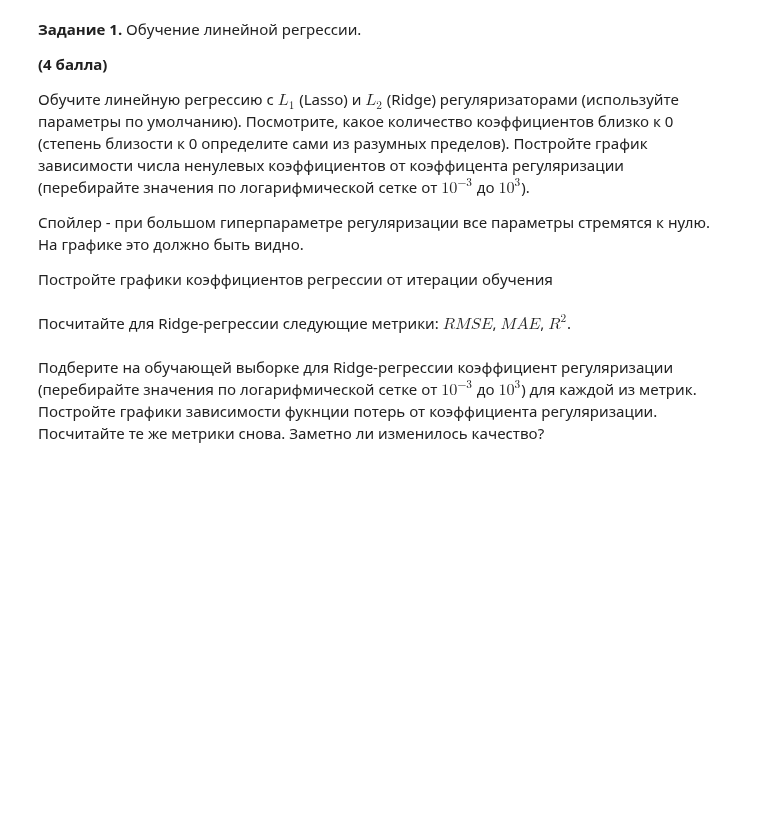
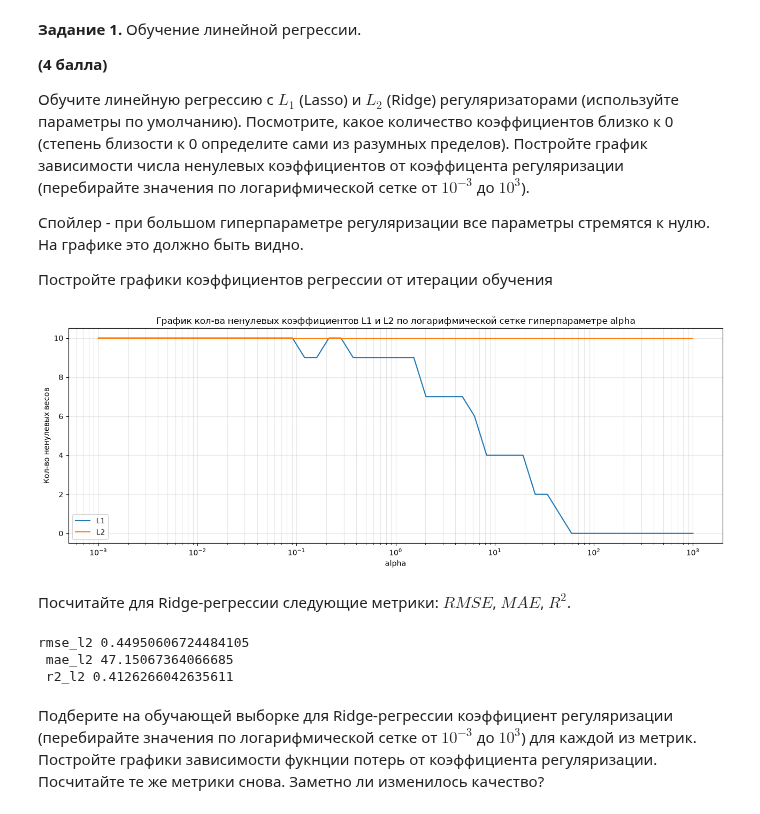
Before and after one commit to Xsemka/ml_lessons, a Jupyter notebook: task_tune/task_linreg_tune_practice.ipynb, the cells around one changed output. Drawn from its saved outputs; the diff is of its cells as text; code cells hidden in the pictures; blank space fills up the shorter version.

```diff
--- a/task_tune/task_linreg_tune_practice.ipynb
+++ b/task_tune/task_linreg_tune_practice.ipynb
@@ -12,3 +12,6 @@ import pandas as pd
 from sklearn.base import BaseEstimator
 from sklearn.datasets import load_diabetes
 from sklearn.model_selection import train_test_split
+from sklearn.preprocessing import StandardScaler
+import matplotlib.pyplot as plt
+scaler = StandardScaler()
@@ -38,3 +45,38 @@ import numpy as np
+# %%
+x_train = scaler.fit_transform(X_train)
+x_test = scaler.transform(X_test)
+
+def count_log_thr(x, threshold):
+    return sum([1 for xi in x if abs(xi) > 10**threshold])
+
+
+l1_coefs = []
+l2_coefs = []
+
+for alpha in np.logspace(-3, 3):
+    l1 = Lasso(alpha=alpha).fit(x_train, y_train)
+    l1_coefs.append(count_log_thr(l1.coef_, -3))
+
+    l2 = Ridge(alpha=alpha).fit(x_train, y_train)
+    l2_coefs.append(count_log_thr(l2.coef_, -3))
+
+figure, axis = plt.subplots(1, 1, figsize=(13, 5))
+
+axis.plot(np.logspace(-3, 3), l1_coefs, label="L1")
+axis.plot(np.logspace(-3, 3), l2_coefs, label="L2")
+
+axis.set_xscale('log')
+
+axis.set_title("Грaфик кол-ва ненулевых коэффициентов L1 и L2 по логарифмической сетке гиперпараметре alpha")
+axis.set_xlabel("alpha")
+axis.set_ylabel("Кол-во ненулевых весов")
+axis.grid(True, alpha=0.3, which="both")
+axis.legend()
+
+figure.tight_layout()
+plt.show()
+# %% [output]
+[figure, added]
 # %% [markdown]
 Посчитайте для Ridge-регрессии следующие метрики: $RMSE$, $MAE$, $R^2$.
 # %%
@@ -45,2 +86,16 @@ from sklearn.cross_validation import cross_val_predict
+# %%
+l2 = Ridge(alpha=0.5).fit(x_train, y_train)
+
+l2_pred = l2.predict(x_test)
+
+rmse_l2 = root_mean_squared_log_error(y_test, l2_pred)
+mae_l2 = mean_absolute_error(y_test, l2_pred)
+r2_l2 = r2_score(y_test, l2_pred)
+
+print(f"rmse_l2 {rmse_l2} \n mae_l2 {mae_l2} \n r2_l2 {r2_l2}")
+# %% [output]
+rmse_l2 0.44950606724484105
+ mae_l2 47.15067364066685
+ r2_l2 0.4126266042635611
 # %% [markdown]
 Подберите на обучающей выборке для Ridge-регрессии коэффициент регуляризации (перебирайте значения по логарифмической сетке от $10^{-3}$ до $10^3$) для каждой из метрик. Постройте графики зависимости фукнции потерь от коэффициента регуляризации. Посчитайте те же метрики снова. Заметно ли изменилось качество?
```
Also changed, not shown: parts of 7 cells of this notebook, 16 other files.
